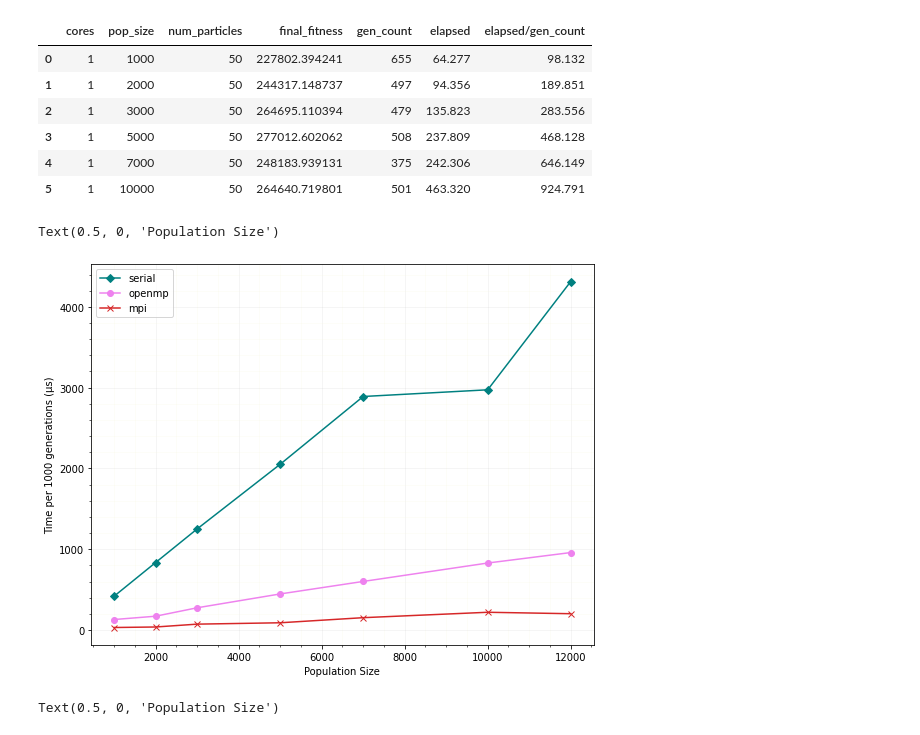
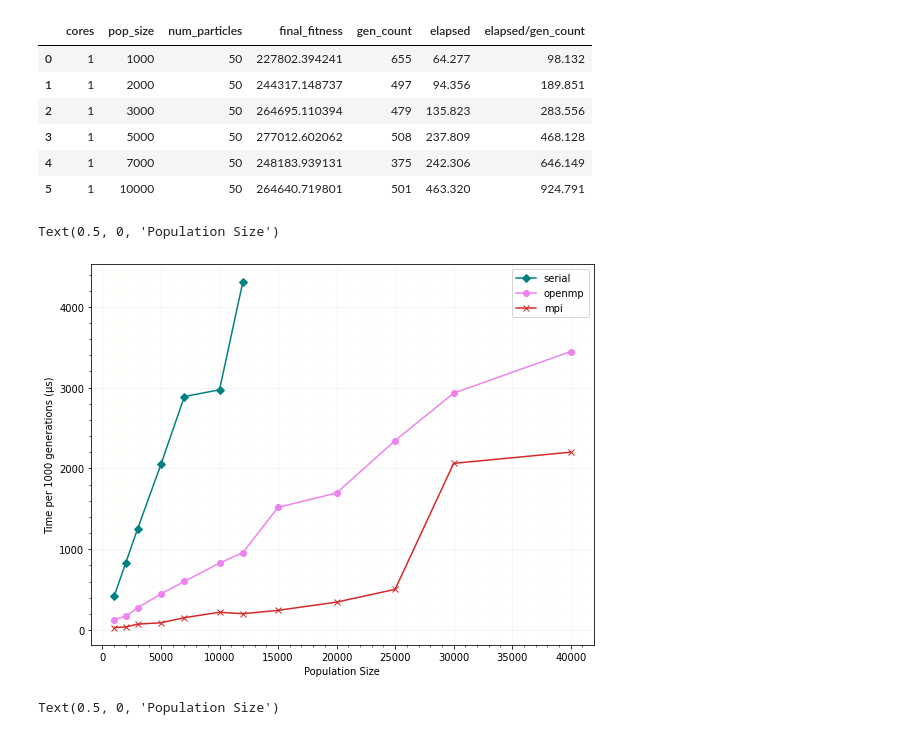
Before and after one commit to matthewdicks98/CSC-HPC-Project, a Jupyter notebook: population.ipynb, the cells around one changed output. Cells and saved outputs as stored; diff of their text form; code cells hidden in the pictures.

```diff
--- a/population.ipynb
+++ b/population.ipynb
@@ -108,17 +114,17 @@ laptop_ser_population
 # %%
 plt.figure(figsize=(9,7))
 plt.grid(alpha=0.15)
 plt.minorticks_on()
 plt.grid(which='minor', color='beige', alpha=0.25)
 plt.plot(ser_population[' pop_size'],ser_population[' elapsed/gen_count'],marker='D', color="teal")
-plt.plot(omp_population[' pop_size'][:7],omp_population[' elapsed/gen_count'][:7],marker='o', color="violet")
-plt.plot(mpi_population[' pop_size'][:7], mpi_population[' elapsed/gen_count'][:7],marker='x', color="tab:red")
+plt.plot(omp_population[' pop_size'][:12],omp_population[' elapsed/gen_count'][:12],marker='o', color="violet")
+plt.plot(mpi_population[' pop_size'][:12], mpi_population[' elapsed/gen_count'][:12],marker='x', color="tab:red")
 plt.legend(['serial','openmp','mpi'])
 plt.ylabel('Time per 1000 generations (μs)')
 plt.xlabel('Population Size')
 # %% [output]
 Text(0.5, 0, 'Population Size')
-[figure, old version]
+[figure, new version]
 # %%
 plt.figure(figsize=(9,7))
 plt.grid(alpha=0.15)
```
Also changed, not shown: parts of 2 cells of this notebook, 3 other files.
